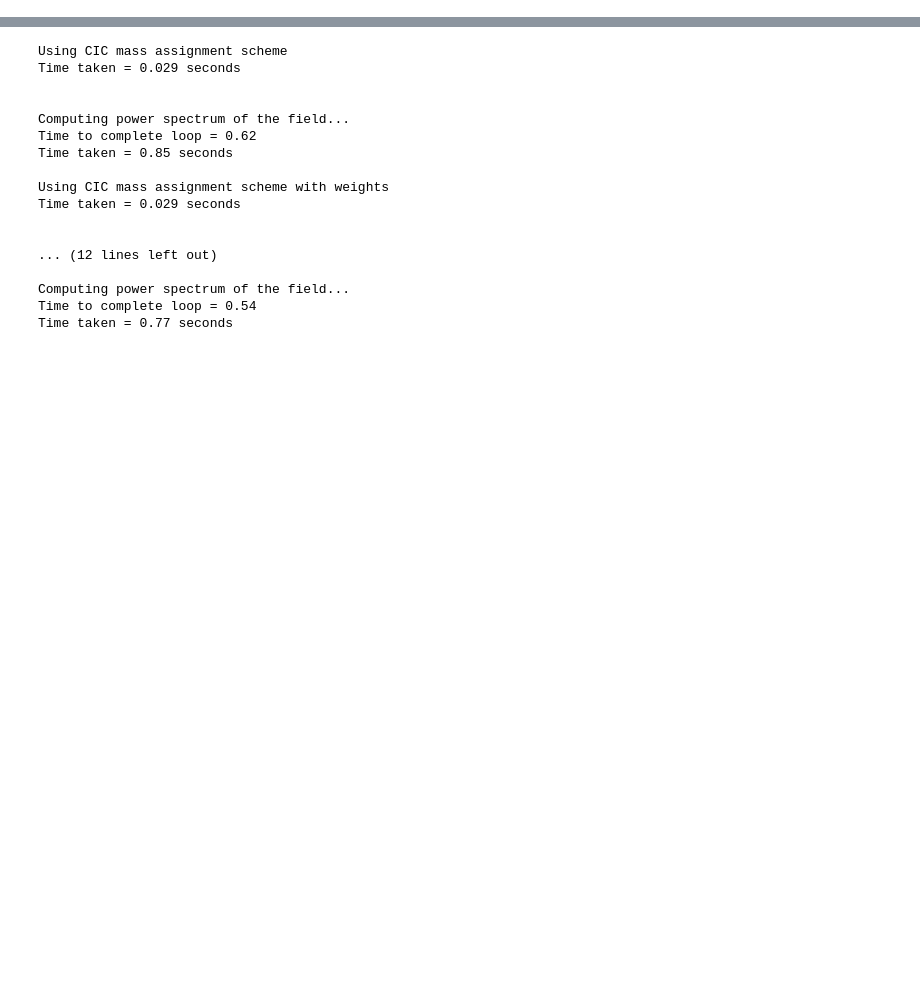
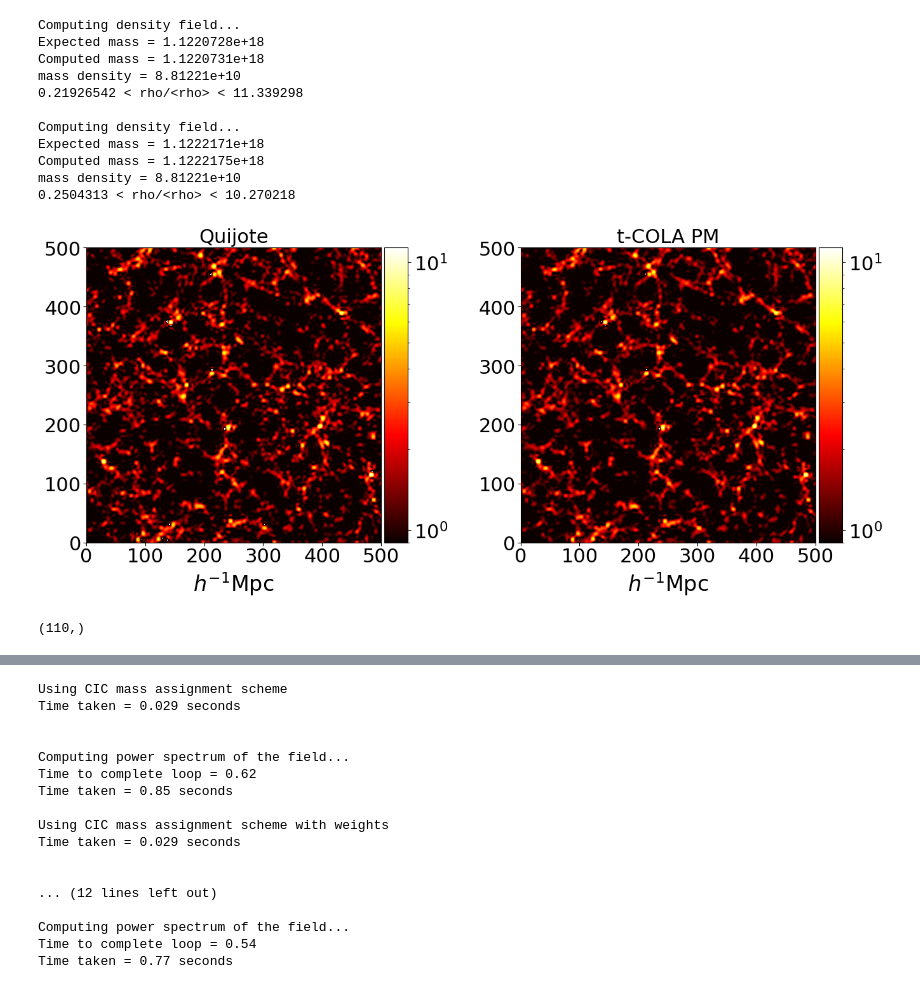
Before and after one commit to anirbanbairagi/Power-Spectrum-Change-Under-Gradient-Perturbation, a Jupyter notebook: DM_field_correction_test.ipynb, the cells around one changed output, grey strips where cells are left out. Drawn from its saved outputs; the diff is of its cells as text; code cells hidden in the pictures; blank space fills up the shorter version.

```diff
--- a/DM_field_correction_test.ipynb
+++ b/DM_field_correction_test.ipynb
@@ -8,0 +101,10 @@ from nbodykit.lab import *
+# %%
+grid = 256
+BoxSize=1000.0
+voxel_size = np.array(3*[BoxSize/128])
+MAS='CIC'
+MAS_index=2
+
+# Fidicial cosmology, Quijote paper
+cosmology = {"sigma_8":0.834, "n_s":0.9624, "h":0.671, "Omega_b":0.049,
+            "Omega_m":0.3175}
@@ -8,0 +205,49 @@ from nbodykit.lab import *
+# %%
+snapList = [nbody, apppm]
+# For plotting
+kNyquist = 0.5 * grid/BoxSize
+indicateNyquist = False
+dmin = 0.9
+dmax = 80
+#%% 2D PROJECTED OVERDENSITY FIELD
+
+x_min = 0.0;  x_max = 500.0
+y_min = 0.0;  y_max = 500.0
+z_min = 40.0;  z_max = 90.0
+
+plane = 'XY'
+scale = 'log' #'linear' or 'log'
+colmap = 'hot'
+#colmap = "YlGnBu"
+#colmap = "BuPu"
+save_density_field = False
+axList = ["Quijote", "t-COLA PM"]
+
+plot_dFields(snapList, x_min, x_max, y_min, y_max, z_min, z_max, grid, ptype, plane, MAS, scale, colmap,
+                dmin, dmax, redshift, axList)
+# %% [output]
+Computing density field...
+Expected mass = 1.1220728e+18
+Computed mass = 1.1220731e+18
+mass density = 8.81221e+10
+0.21926542 < rho/<rho> < 11.339298
+
+Computing density field...
+Expected mass = 1.1222171e+18
+Computed mass = 1.1222175e+18
+mass density = 8.81221e+10
+0.2504313 < rho/<rho> < 10.270218
+[figure, added]
+# %%
+# klim = 1.0
+# ind = np.where(k_pm<klim)[0][-1]
+# k_pm=k_pm[:ind]
+# Pk0_pm=Pk0_pm[:ind]
+# # Pk0_m=Pk0_m[:ind]
+# k_nb=k_nb[:ind]
+# Pk0_nb=Pk0_nb[:ind]
+# # rk=rk[:ind]
+
+print(k_pm.shape)
+# %% [output]
+(110,)
```
Also changed, not shown: parts of 20 cells of this notebook.
